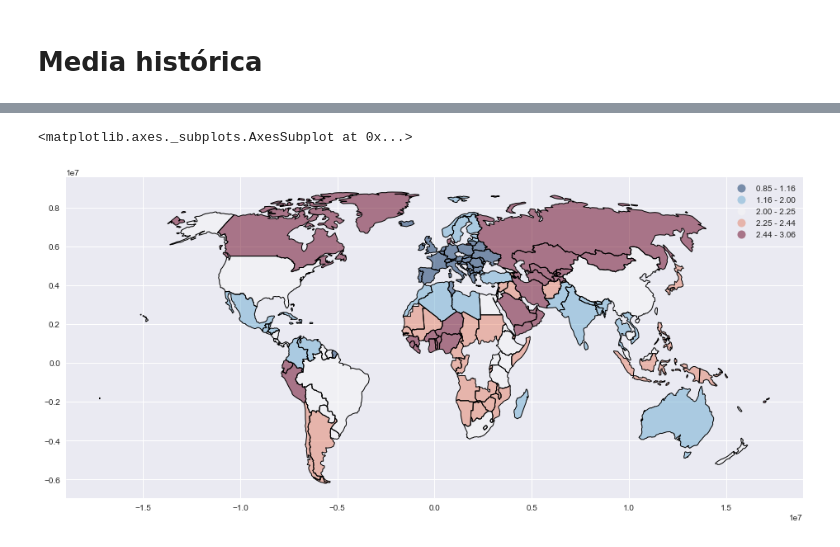
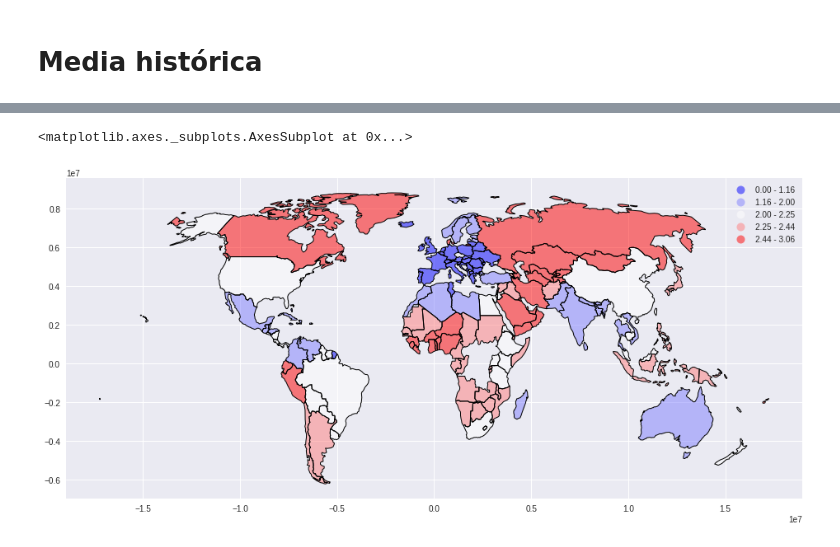
Before and after one commit to smcsicardi/metnum-tp3, a Jupyter notebook: Mapas.ipynb, the cells around one changed output, grey strips where cells are left out. Saved outputs shown, nothing was run; the diff lists cells and outputs as text; code cells hidden in the pictures.

```diff
--- a/Mapas.ipynb
+++ b/Mapas.ipynb
@@ -55,19 +50,19 @@ join.plot(column='avg', cmap='RdBu_r', scheme='quantiles', legend=True)
 # %%
 countries = join.index.unique()
 p = sns.color_palette("hls", len(countries))
 fns = poly(1)
 
 def get_pendiente(c):
     sub_df = df[df['country'] == c]
     A = np.array([fns(x) for x in sub_df['ordinal']], dtype=np.float64)
     ws = np.linalg.lstsq(A, sub_df['avg'])[0]
     return ws[0]*10**5
 
 pendientes = pd.DataFrame({'country': countries, 'pendiente': list(map(get_pendiente, countries))})
 pendientes = pendientes.set_index('country')
 world.join(pendientes, how='inner')\
     .to_crs('+proj=natearth')\
-    .plot(column='pendiente', cmap='RdBu_r', scheme='quantiles', legend=True)
+    .plot(column='pendiente', cmap='bwr', scheme='quantiles', legend=True)
 # %% [output]
 <matplotlib.axes._subplots.AxesSubplot at 0x...>
-[figure, old version]
+[figure, new version]
```
Also changed, not shown: parts of 2 cells of this notebook, 1 other file.
